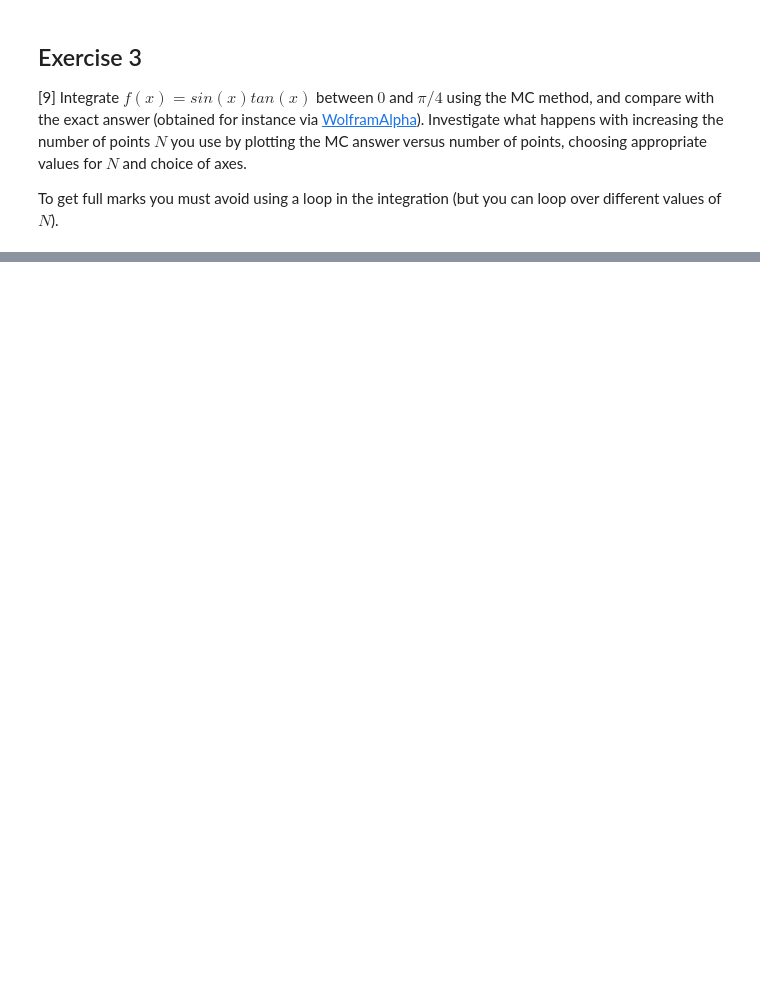
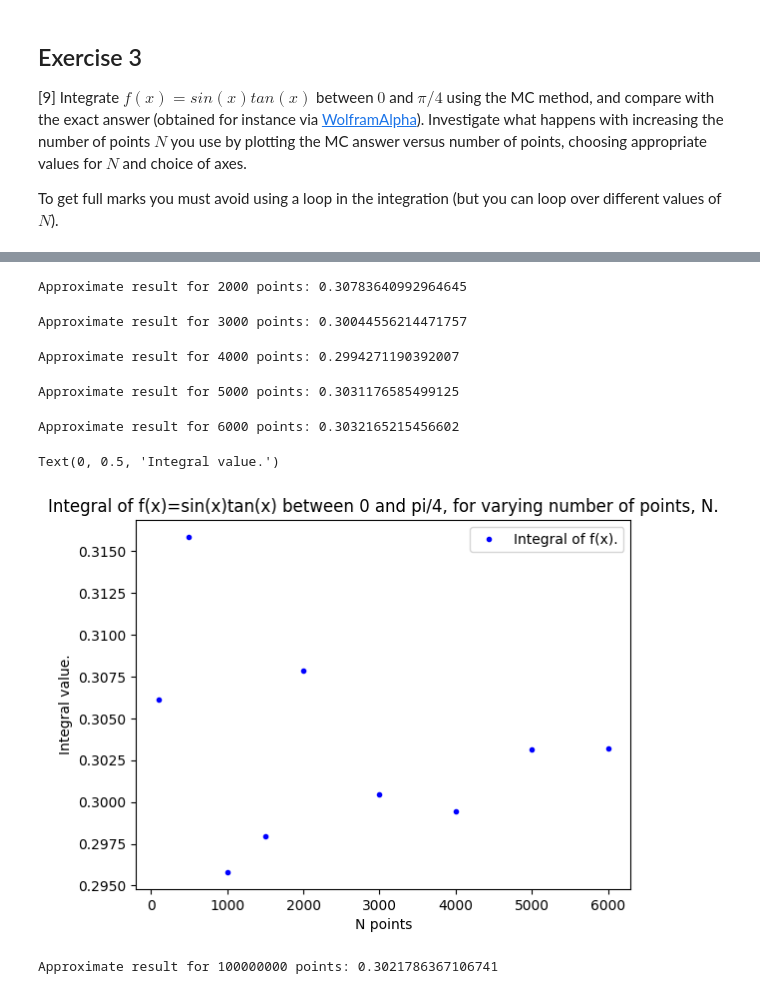
Before and after one commit to PX2145-2025/week-6-b-Barry-Owyn, a Jupyter notebook: Monte_Carlo.ipynb, the cells around one changed output, grey strips where cells are left out. Saved outputs shown, nothing was run; the diff lists cells and outputs as text; code cells hidden in the pictures; blank space fills up the shorter version.

```diff
--- a/Monte_Carlo.ipynb
+++ b/Monte_Carlo.ipynb
@@ -377,0 +427,80 @@ print('Approximate result for {} points: {}'.format(N,integral))
+# %%
+def f(x):
+    return sin(x)*tan(x)
+N=int(2e3)
+x=np.random.rand(1,N)
+s=np.sum(f(x))
+
+integral2000 = ((pi/4)-0)*(s/N)
+print('Approximate result for {} points: {}'.format(N,integral2000))
+# %% [output]
+Approximate result for 2000 points: 0.30783640992964645
+# %%
+def f(x):
+    return sin(x)*tan(x)
+N=int(3e3)
+x=np.random.rand(1,N)
+s=np.sum(f(x))
+
+integral3000 = ((pi/4)-0)*(s/N)
+print('Approximate result for {} points: {}'.format(N,integral3000))
+# %% [output]
+Approximate result for 3000 points: 0.30044556214471757
+# %%
+def f(x):
+    return sin(x)*tan(x)
+N=int(4e3)
+x=np.random.rand(1,N)
+s=np.sum(f(x))
+
+integral4000 = ((pi/4)-0)*(s/N)
+print('Approximate result for {} points: {}'.format(N,integral4000))
+# %% [output]
+Approximate result for 4000 points: 0.2994271190392007
+# %%
+def f(x):
+    return sin(x)*tan(x)
+N=int(5e3)
+x=np.random.rand(1,N)
+s=np.sum(f(x))
+
+integral5000 = ((pi/4)-0)*(s/N)
+print('Approximate result for {} points: {}'.format(N,integral5000))
+# %% [output]
+Approximate result for 5000 points: 0.3031176585499125
+# %%
+def f(x):
+    return sin(x)*tan(x)
+N=int(6e3)
+x=np.random.rand(1,N)
+s=np.sum(f(x))
+
+integral6000 = ((pi/4)-0)*(s/N)
+print('Approximate result for {} points: {}'.format(N,integral6000))
+# %% [output]
+Approximate result for 6000 points: 0.3032165215456602
+# %%
+plt.plot([100,500,1000,1500,2000,3000,4000,5000,6000], [integral100, integral500, integral1000, integral1500, integral2000, integral3000, integral4000, integral5000, integral6000], 'b.', label='Integral of f(x).')
+plt.legend()
+plt.title('Integral of f(x)=sin(x)tan(x) between 0 and pi/4, for varying number of points, N.')
+plt.xlabel('N points')
+plt.ylabel('Integral value.')
+# %% [output]
+Text(0, 0.5, 'Integral value.')
+[figure, added]
+# %%
+# The real value of the integral is approximately 0.17, between the assigned limits, while with the function created in python
+# with an increasing number of points, N, the value approximately converges towards 0.302.
+
+def f(x):
+    return sin(x)*tan(x)
+N=int(1e8)
+x=np.random.rand(1,N)
+s=np.sum(f(x))
+
+integral1e8 = ((pi/4)-0)*(s/N)
+print('Approximate result for {} points: {}'.format(N,integral1e8))
+
+# It's clear that there is a singificant error in either the approximation or the code itself, as the real value is almost half that of the python approximate value.
+# %% [output]
+Approximate result for 100000000 points: 0.3021786367106741
```
Also changed, not shown: parts of 15 cells of this notebook.
